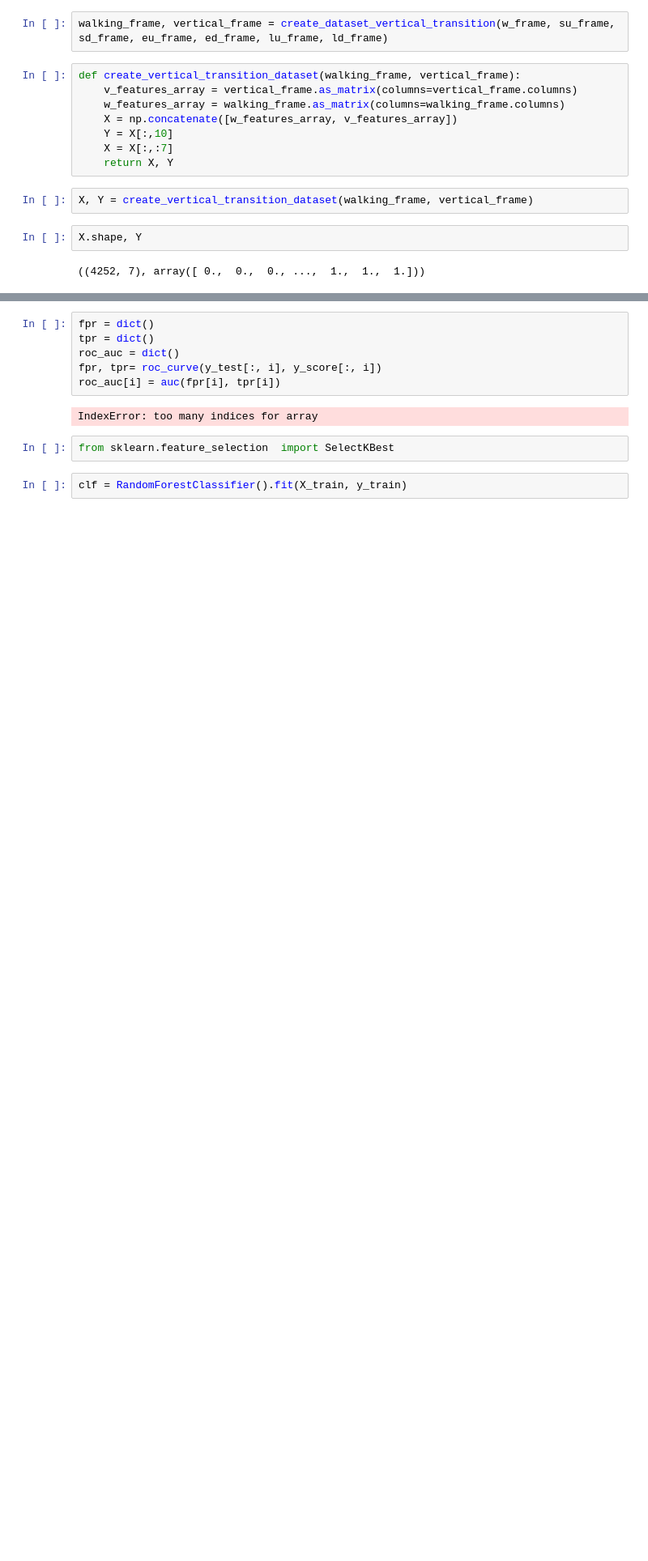
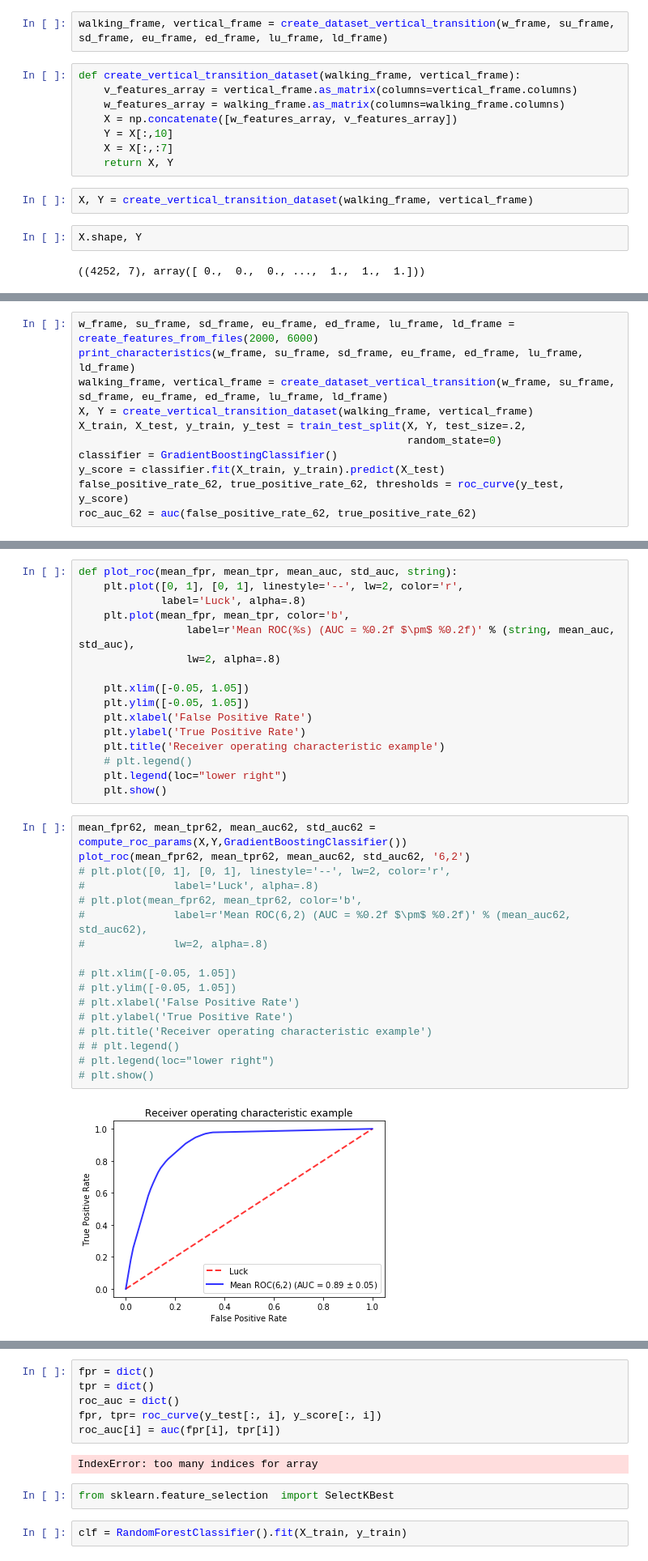
Before and after one commit to nithishr/activity_recognition, a Jupyter notebook: ROC.ipynb, the cells around one changed output, grey strips where cells are left out. Shown at 81% size. Saved outputs shown, nothing was run; the diff lists cells and outputs as text; blank space fills up the shorter version.

```diff
--- a/ROC.ipynb
+++ b/ROC.ipynb
@@ -145,0 +280,11 @@ y_score = classifier.fit(X_train, y_train).decision_function(X_test)
+# %%
+w_frame, su_frame, sd_frame, eu_frame, ed_frame, lu_frame, ld_frame = create_features_from_files(2000, 6000)
+print_characteristics(w_frame, su_frame, sd_frame, eu_frame, ed_frame, lu_frame, ld_frame)
+walking_frame, vertical_frame = create_dataset_vertical_transition(w_frame, su_frame, sd_frame, eu_frame, ed_frame, lu_frame, ld_frame)
+X, Y = create_vertical_transition_dataset(walking_frame, vertical_frame)
+X_train, X_test, y_train, y_test = train_test_split(X, Y, test_size=.2,
+                                                    random_state=0)
+classifier = GradientBoostingClassifier()
+y_score = classifier.fit(X_train, y_train).predict(X_test)
+false_positive_rate_62, true_positive_rate_62, thresholds = roc_curve(y_test, y_score)
+roc_auc_62 = auc(false_positive_rate_62, true_positive_rate_62)
@@ -145,0 +454,35 @@ y_score = classifier.fit(X_train, y_train).decision_function(X_test)
+# %%
+def plot_roc(mean_fpr, mean_tpr, mean_auc, std_auc, string):
+    plt.plot([0, 1], [0, 1], linestyle='--', lw=2, color='r',
+             label='Luck', alpha=.8)
+    plt.plot(mean_fpr, mean_tpr, color='b',
+                 label=r'Mean ROC(%s) (AUC = %0.2f $\pm$ %0.2f)' % (string, mean_auc, std_auc),
+                 lw=2, alpha=.8)
+
+    plt.xlim([-0.05, 1.05])
+    plt.ylim([-0.05, 1.05])
+    plt.xlabel('False Positive Rate')
+    plt.ylabel('True Positive Rate')
+    plt.title('Receiver operating characteristic example')
+    # plt.legend()
+    plt.legend(loc="lower right")
+    plt.show()
+# %%
+mean_fpr62, mean_tpr62, mean_auc62, std_auc62 = compute_roc_params(X,Y,GradientBoostingClassifier())
+plot_roc(mean_fpr62, mean_tpr62, mean_auc62, std_auc62, '6,2')
+# plt.plot([0, 1], [0, 1], linestyle='--', lw=2, color='r',
+#              label='Luck', alpha=.8)
+# plt.plot(mean_fpr62, mean_tpr62, color='b',
+#              label=r'Mean ROC(6,2) (AUC = %0.2f $\pm$ %0.2f)' % (mean_auc62, std_auc62),
+#              lw=2, alpha=.8)
+
+# plt.xlim([-0.05, 1.05])
+# plt.ylim([-0.05, 1.05])
+# plt.xlabel('False Positive Rate')
+# plt.ylabel('True Positive Rate')
+# plt.title('Receiver operating characteristic example')
+# # plt.legend()
+# plt.legend(loc="lower right")
+# plt.show()
+# %% [output]
+[figure, added]
```
Also changed, not shown: parts of 71 cells of this notebook.
